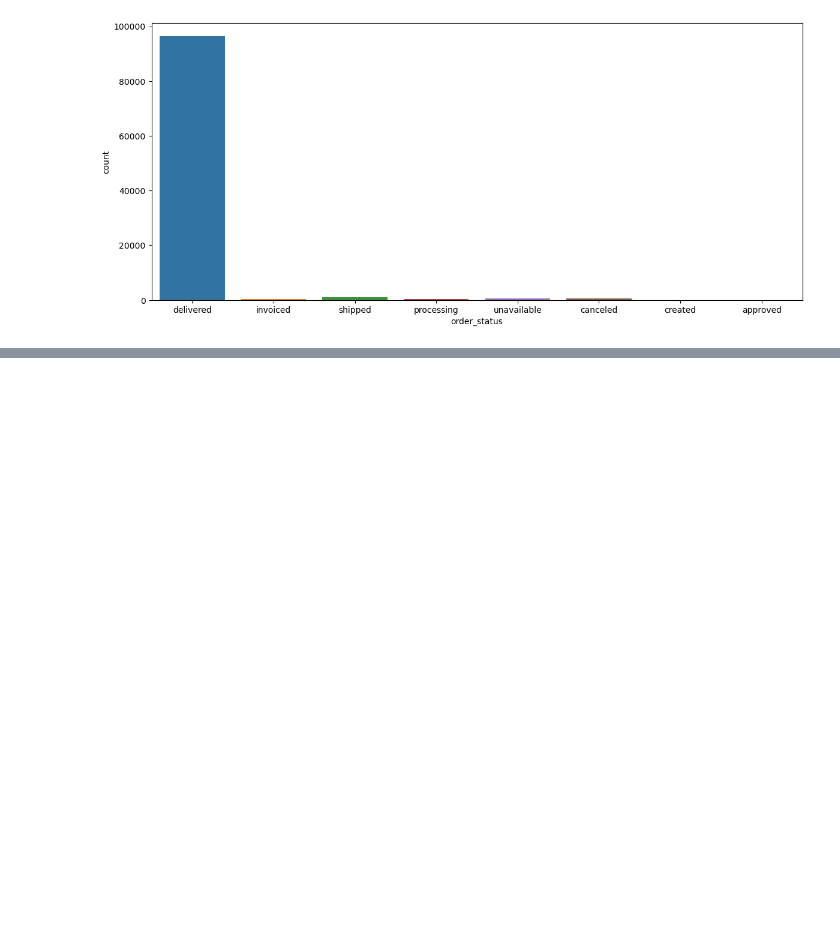
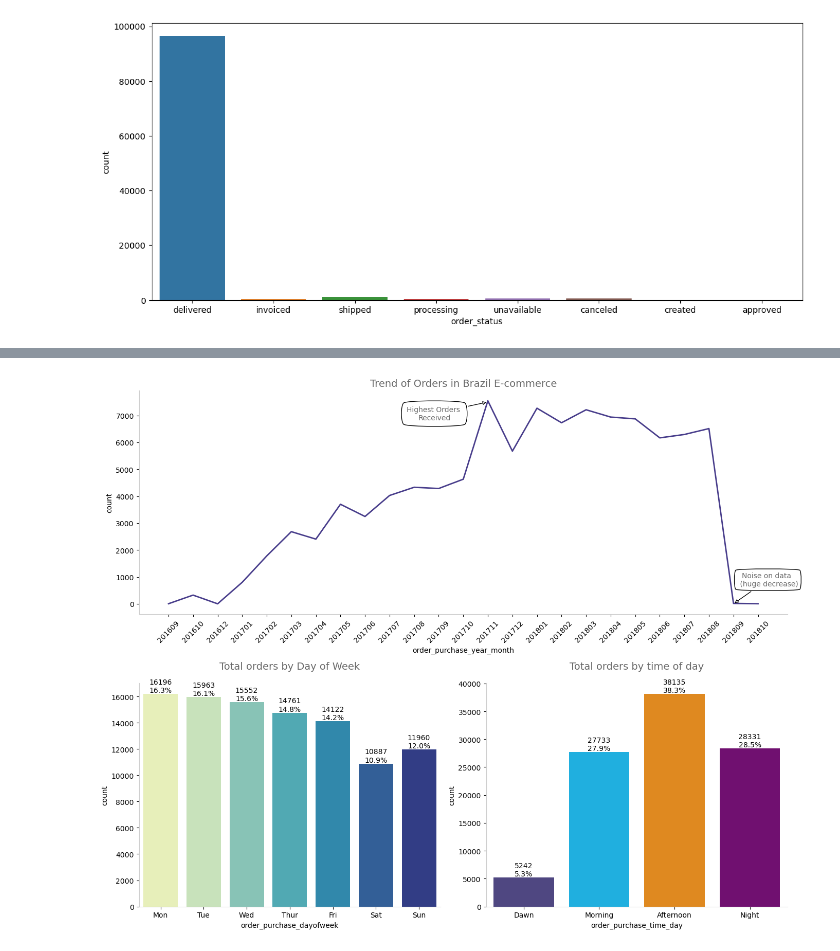
Before and after one commit to FRANKSADWAR/Brazil_Ecommerce, a Jupyter notebook: E_commerce_EDA_and_Sentiment_Analysis.ipynb, the cells around one changed output, grey strips where cells are left out. Cells and saved outputs as stored; diff of their text form; code cells hidden in the pictures; blank space fills up the shorter version.

Commit message:
e-commerce growth

```diff
--- a/E_commerce_EDA_and_Sentiment_Analysis.ipynb
+++ b/E_commerce_EDA_and_Sentiment_Analysis.ipynb
@@ -198,0 +198,46 @@ df_orders.hea
+# %%
+## Creating a figure and GridSpec to collect the visualizations
+fig = plt.figure(constrained_layout = True, figsize=(14,11))
+
+## Define the axes
+gs = GridSpec(2,2, figure=fig)
+ax1 = fig.add_subplot(gs[0, :])
+ax2 = fig.add_subplot(gs[1 ,0])
+ax3 = fig.add_subplot(gs[1, 1])
+
+## Add the plots to the sub-plots
+sns.lineplot(data = df_orders['order_purchase_year_month'].value_counts().sort_index(),
+            ax = ax1, color = 'darkslateblue', linewidth =2)
+
+ax1.annotate(f'Highest Orders \nReceived', (13,7500),
+    xytext=(-75, -25), textcoords = 'offset points', bbox = dict(boxstyle = "round4", fc="w", pad = 0.8),
+    arrowprops=dict(arrowstyle='-|>', fc='w'), color = 'dimgrey', ha = 'center'
+)
+
+ax1.annotate(f'Noise on data \n (huge decrease)', (23,0), xytext = (48,25),
+    textcoords='offset points', bbox = dict(boxstyle="round4", fc="w", pad = 0.5),
+    arrowprops=dict(arrowstyle='-|>', fc="w"), color = 'dimgrey', ha ='center'
+)
+
+format_spines(ax1, right_border= False)
+
+for tick in ax1.get_xticklabels():
+    tick.set_rotation(45)
+ax1.set_title('Trend of Orders in Brazil E-commerce', size =14, color = 'dimgrey')
+
+
+## Create a bar chart for total orders by day of week
+single_countplot(df_orders, x = 'order_purchase_dayofweek', ax = ax2, order =False, palette='YlGnBu')
+weekday_label = ['Mon','Tue','Wed','Thur','Fri','Sat','Sun']
+ax2.set_xticklabels(weekday_label)
+ax2.set_title('Total orders by Day of Week', size = 14, color ='dimgrey', pad = 20)
+
+## Create a bar chart for orders by time of day
+day_color_list = ['darkslateblue','deepskyblue','darkorange','purple']
+single_countplot(df_orders, x ='order_purchase_time_day', ax = ax3, order = False, palette=day_color_list)
+ax3.set_title('Total orders by time of day', size = 14, color = 'dimgrey', pad =20)
+
+plt.tight_layout()
+plt.show()
+# %% [output]
+[figure, added]
```
Also changed, not shown: parts of 4 cells of this notebook, 1 other file.
